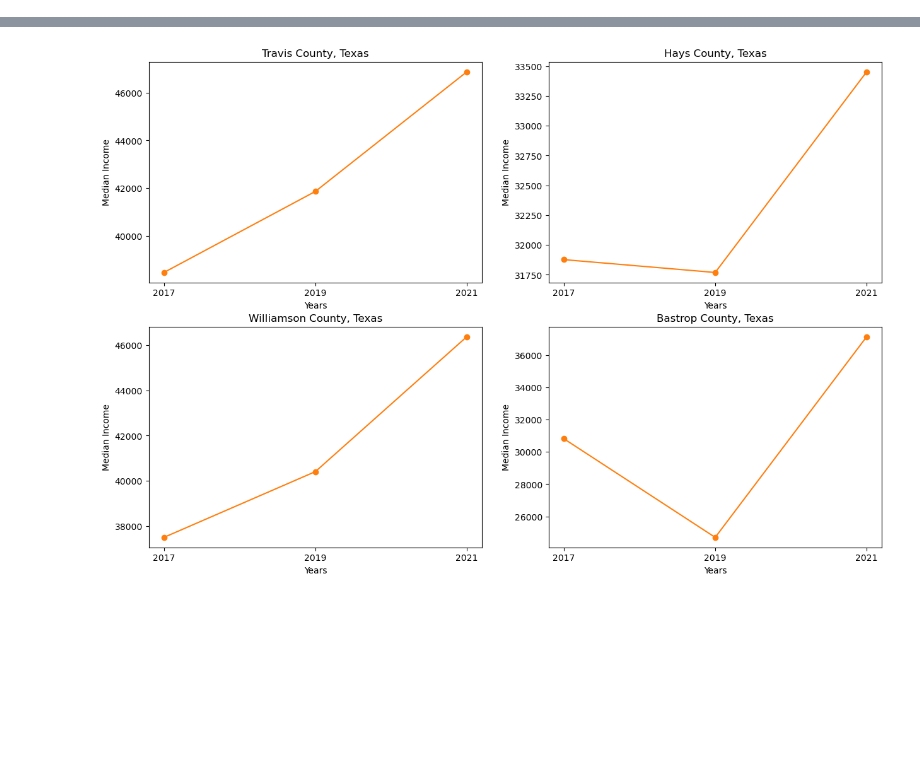
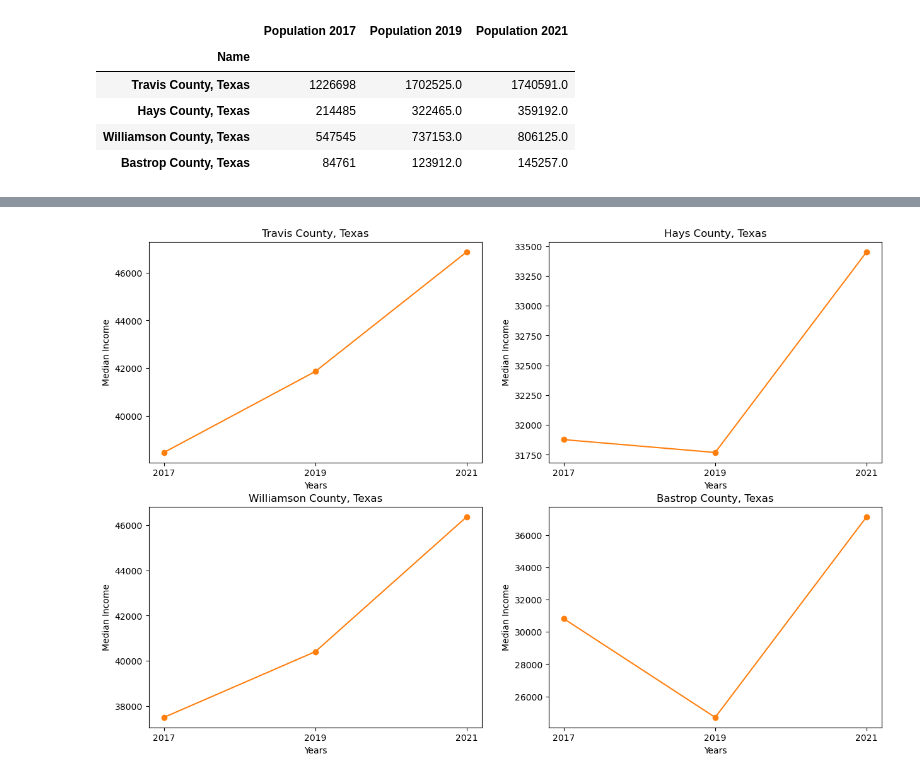
Before and after one commit to alejandro-davila/Project1_Team6_Austin_Analysis, a Jupyter notebook: P1_ipynb_files/Census_Cleaned_SL.ipynb, the cells around one changed output, grey strips where cells are left out. Saved outputs shown, nothing was run; the diff lists cells and outputs as text; code cells hidden in the pictures; blank space fills up the shorter version.

```diff
--- a/P1_ipynb_files/Census_Cleaned_SL.ipynb
+++ b/P1_ipynb_files/Census_Cleaned_SL.ipynb
@@ -102,8 +107,14 @@ census_combined_df.head()
 # %%
 # Create Population Dataframe
 population_df  = census_combined_df[['Population 2017','Population 2019','Population 2021']].copy()
-
-#Statistics
+population_df.head()
+# %% [output]
+|  | Population 2017 | Population 2019 | Population 2021 |
+| Name |  |  |  |
+| Travis County, Texas | 1226698 | 1702525.0 | 1740591.0 |
+| Hays County, Texas | 214485 | 322465.0 | 359192.0 |
+| Williamson County, Texas | 547545 | 737153.0 | 806125.0 |
+| Bastrop County, Texas | 84761 | 123912.0 | 145257.0 |
 # %%
 # Create 1 figure containing a linegraphs for each county vs years
 fig, axs = plt.subplots(2, 2, figsize=(15, 10))
```
Also changed, not shown: parts of 15 cells of this notebook.
